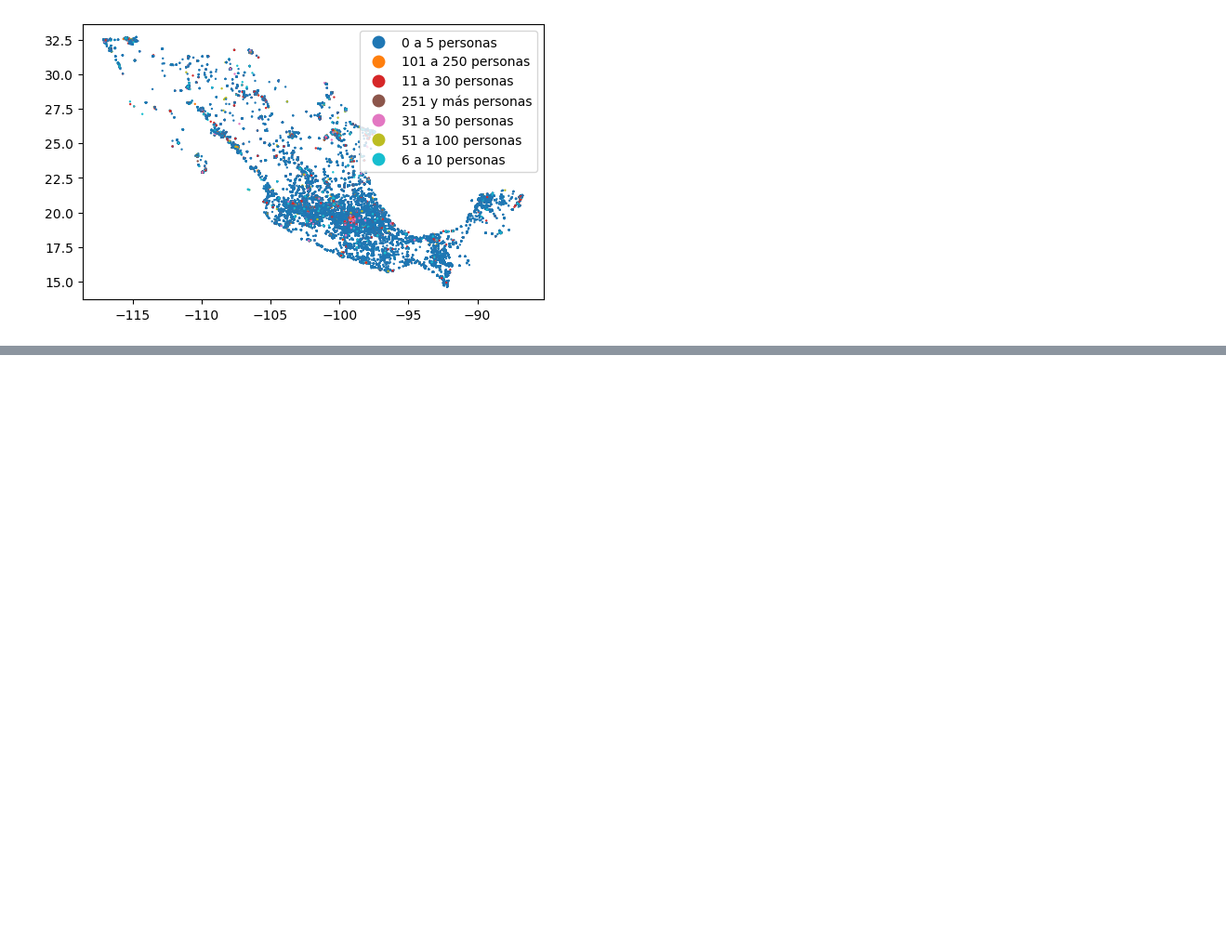
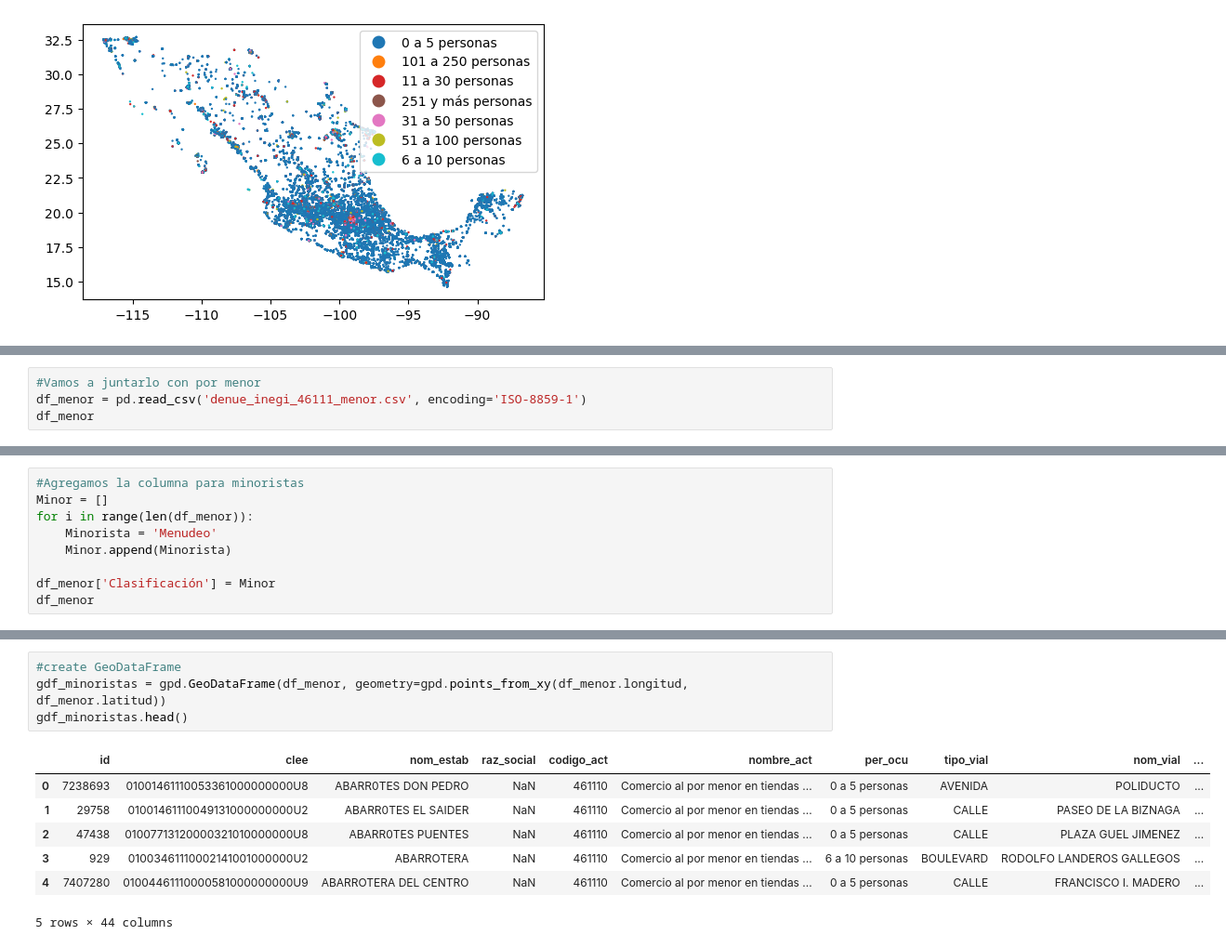
Before and after one commit to miguelrojas1990/Analisis_mayorista, a Jupyter notebook: draft2.ipynb, the cells around one changed output, grey strips where cells are left out. Shown: that part at 93% size. Saved outputs shown, nothing was run; the diff lists cells and outputs as text; blank space fills up the shorter version.

```diff
--- a/draft2.ipynb
+++ b/draft2.ipynb
@@ -113,3 +113,7 @@ Es un poco pesado pero ahí va a venir todos los shapefiles que podrías a neces
 Ya una vez que los descargues, nomás pregúntale a nuestro compa chatgpt cómo poner un shapefile
 
 Lo que tienes que hacer es es primero cargar los shapes de los estados y luego pones los puntos del mapa que me mostraste. Porque en todo el análisis geoespacial funciona con capas (como en fotoshop). Entonces, la primer capa es como "el fondo" y ahí van a venir las figuras de los estados y ya la segunda capa va a ser el "contenido", o sea las ubicaciones de los negocios abarroteros
+# %%
+#Vamos a juntarlo con por menor
+df_menor = pd.read_csv('denue_inegi_46111_menor.csv', encoding='ISO-8859-1')
+df_menor
@@ -115,0 +134,9 @@ Lo que tienes que hacer es es primero cargar los shapes de los estados y luego p
+# %%
+#Agregamos la columna para minoristas
+Minor = []
+for i in range(len(df_menor)):
+    Minorista = 'Menudeo'
+    Minor.append(Minorista)
+
+df_menor['Clasificación'] = Minor
+df_menor
@@ -115,0 +157,12 @@ Lo que tienes que hacer es es primero cargar los shapes de los estados y luego p
+# %%
+#create GeoDataFrame
+gdf_minoristas = gpd.GeoDataFrame(df_menor, geometry=gpd.points_from_xy(df_menor.longitud, df_menor.latitud))
+gdf_minoristas.head()
+# %% [output]
+|  | id | clee | nom_estab | raz_social | codigo_act | nombre_act | per_ocu | tipo_vial | nom_vial | ... |
+| 0 | 7238693 | 01001461110053361000000000U8 | ABARR0TES DON PEDRO | NaN | 461110 | Comercio al por menor en tiendas ... | 0 a 5 personas | AVENIDA | POLIDUCTO | ... |
+| 1 | 29758 | 01001461110049131000000000U2 | ABARR0TES EL SAIDER | NaN | 461110 | Comercio al por menor en tiendas ... | 0 a 5 personas | CALLE | PASEO DE LA BIZNAGA | ... |
+| 2 | 47438 | 01007713120000321010000000U8 | ABARR0TES PUENTES | NaN | 461110 | Comercio al por menor en tiendas ... | 0 a 5 personas | CALLE | PLAZA GUEL JIMENEZ | ... |
+| 3 | 929 | 01003461110002141001000000U2 | ABARROTERA | NaN | 461110 | Comercio al por menor en tiendas ... | 6 a 10 personas | BOULEVARD | RODOLFO LANDEROS GALLEGOS | ... |
+| 4 | 7407280 | 01004461110000581000000000U9 | ABARROTERA DEL CENTRO | NaN | 461110 | Comercio al por menor en tiendas ... | 0 a 5 personas | CALLE | FRANCISCO I. MADERO | ... |
+5 rows × 44 columns
```
Also changed, not shown: parts of 5 cells of this notebook.
